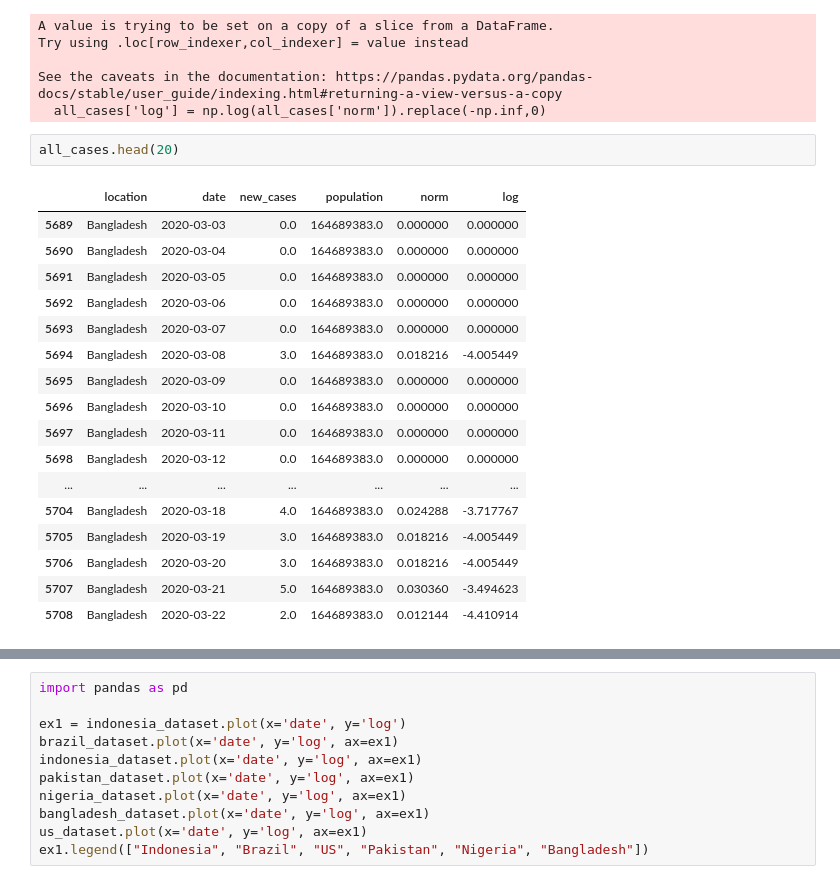
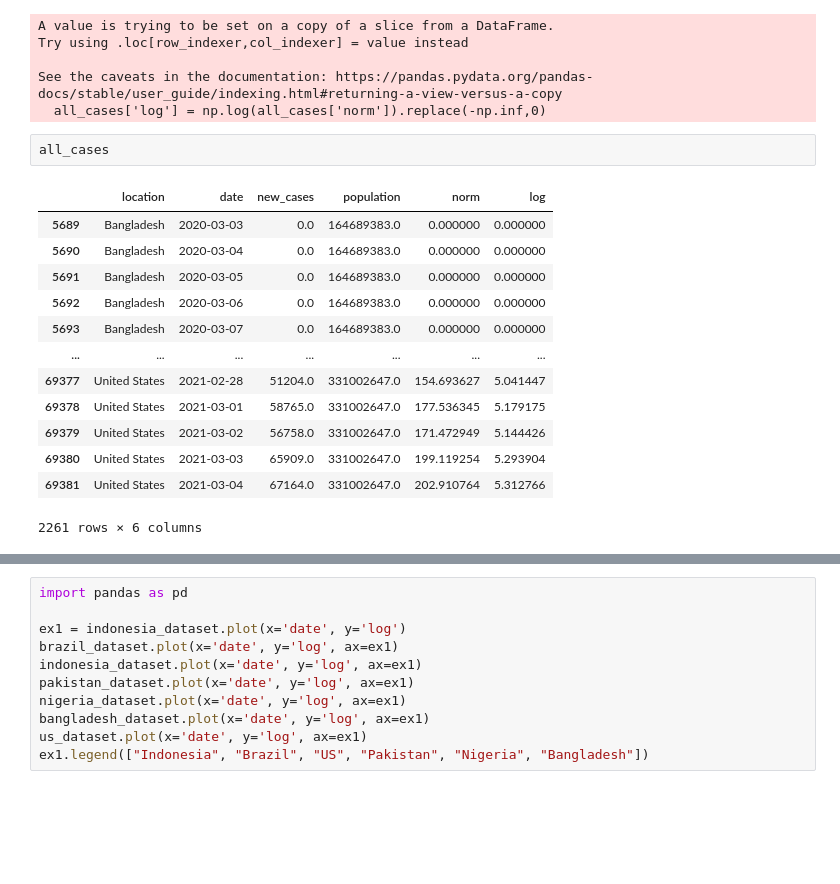
Before and after one commit to UNCG-CSE/SP-21_COVID-Team_4, a Jupyter notebook: src/team/stage_II/stage_II.ipynb, the cells around one changed output, grey strips where cells are left out. Cells and saved outputs as stored; diff of their text form; blank space fills up the shorter version.

```diff
--- a/src/team/stage_II/stage_II.ipynb
+++ b/src/team/stage_II/stage_II.ipynb
@@ -146,22 +146,18 @@ Try using .loc[row_indexer,col_indexer] = value instead
 See the caveats in the documentation: https://pandas.pydata.org/pandas-docs/stable/user_guide/indexing.html#returning-a-view-versus-a-copy
   all_cases['log'] = np.log(all_cases['norm']).replace(-np.inf,0)
 # %%
-all_cases.head(20)
+all_cases
 # %% [output]
 |  | location | date | new_cases | population | norm | log |
 | 5689 | Bangladesh | 2020-03-03 | 0.0 | 164689383.0 | 0.000000 | 0.000000 |
 | 5690 | Bangladesh | 2020-03-04 | 0.0 | 164689383.0 | 0.000000 | 0.000000 |
 | 5691 | Bangladesh | 2020-03-05 | 0.0 | 164689383.0 | 0.000000 | 0.000000 |
 | 5692 | Bangladesh | 2020-03-06 | 0.0 | 164689383.0 | 0.000000 | 0.000000 |
 | 5693 | Bangladesh | 2020-03-07 | 0.0 | 164689383.0 | 0.000000 | 0.000000 |
-| 5694 | Bangladesh | 2020-03-08 | 3.0 | 164689383.0 | 0.018216 | -4.005449 |
-| 5695 | Bangladesh | 2020-03-09 | 0.0 | 164689383.0 | 0.000000 | 0.000000 |
-| 5696 | Bangladesh | 2020-03-10 | 0.0 | 164689383.0 | 0.000000 | 0.000000 |
-| 5697 | Bangladesh | 2020-03-11 | 0.0 | 164689383.0 | 0.000000 | 0.000000 |
-| 5698 | Bangladesh | 2020-03-12 | 0.0 | 164689383.0 | 0.000000 | 0.000000 |
 | ... | ... | ... | ... | ... | ... | ... |
-| 5704 | Bangladesh | 2020-03-18 | 4.0 | 164689383.0 | 0.024288 | -3.717767 |
-| 5705 | Bangladesh | 2020-03-19 | 3.0 | 164689383.0 | 0.018216 | -4.005449 |
-| 5706 | Bangladesh | 2020-03-20 | 3.0 | 164689383.0 | 0.018216 | -4.005449 |
-| 5707 | Bangladesh | 2020-03-21 | 5.0 | 164689383.0 | 0.030360 | -3.494623 |
-| 5708 | Bangladesh | 2020-03-22 | 2.0 | 164689383.0 | 0.012144 | -4.410914 |
+| 69377 | United States | 2021-02-28 | 51204.0 | 331002647.0 | 154.693627 | 5.041447 |
+| 69378 | United States | 2021-03-01 | 58765.0 | 331002647.0 | 177.536345 | 5.179175 |
+| 69379 | United States | 2021-03-02 | 56758.0 | 331002647.0 | 171.472949 | 5.144426 |
+| 69380 | United States | 2021-03-03 | 65909.0 | 331002647.0 | 199.119254 | 5.293904 |
+| 69381 | United States | 2021-03-04 | 67164.0 | 331002647.0 | 202.910764 | 5.312766 |
+2261 rows × 6 columns
```
Also changed, not shown: parts of 3 cells of this notebook, 2 other files.
